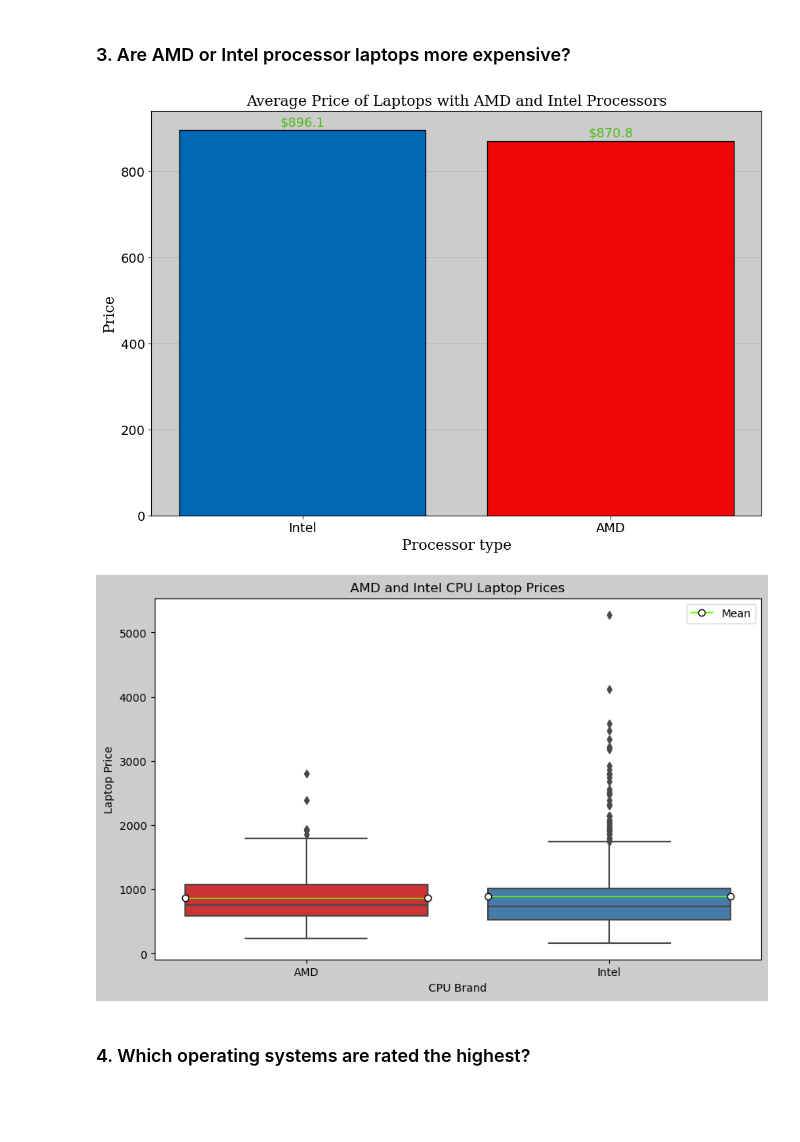
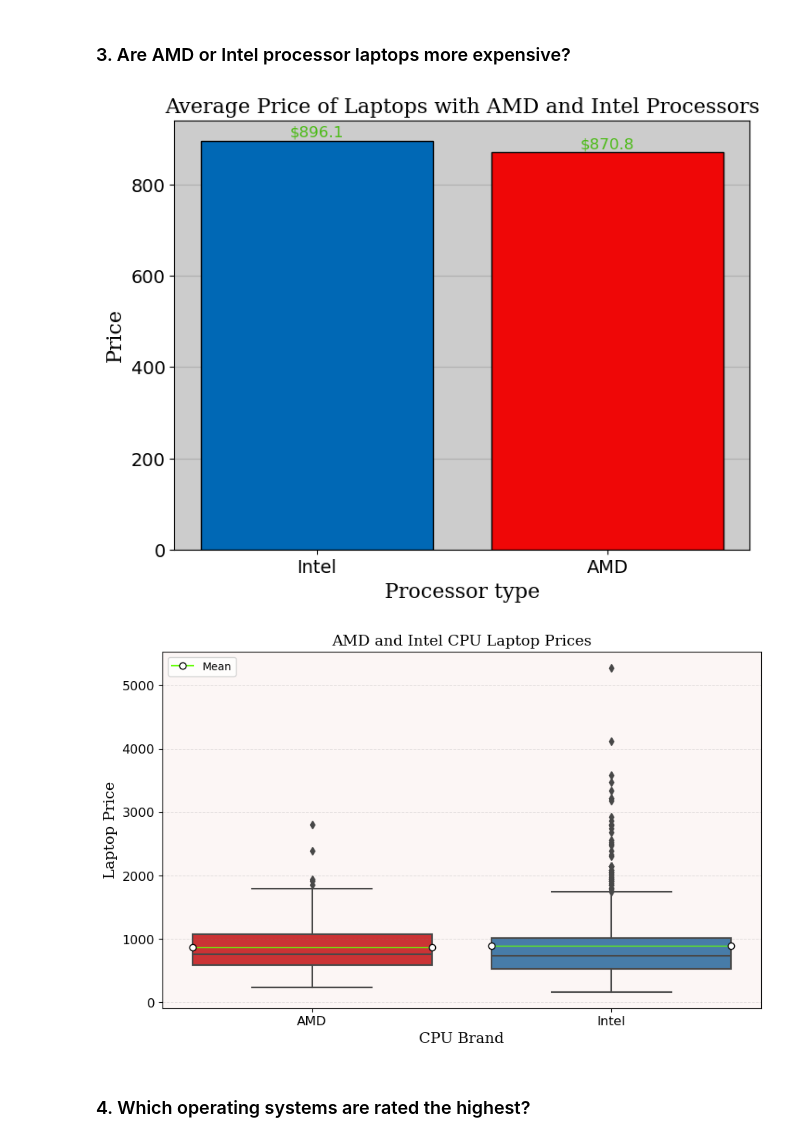
Before and after one commit to chrisheimbuch/laptops-specs-eda, a Jupyter notebook: Laptop Specs EDA.ipynb, the cells around one changed output. Cells and saved outputs as stored; diff of their text form; code cells hidden in the pictures; blank space fills up the shorter version.

Commit message:
Further styling on plots and markdown cells, cleaning up code

```diff
--- a/Laptop Specs EDA.ipynb
+++ b/Laptop Specs EDA.ipynb
@@ -313,61 +362,69 @@ amd_intel_df = clean_df[AMD_INTEL_MASK]
 mean_amd_intel_df = amd_intel_df.groupby("processor_brand")['latest_price_usd'].mean().reset_index()
 
 #Color map for both bars and color dictionary for fonts of axis.
 color_mapping = ['#ef0707' for bar in range(2)]
 color_mapping[1] = ('#0068B5')
 font1 = {'family':'serif','color':'black','size':16}
 font2 = {'family':'serif','color':'black','size':14}
 
 #Set up graph, label the axis + title
-fig, ax = plt.subplots(figsize=(12, 8))
+fig, ax = plt.subplots(figsize=(8, 6))
 ax.bar(data=mean_amd_intel_df, x=mean_amd_intel_df['processor_brand'], height=mean_amd_intel_df['latest_price_usd'], color=color_mapping, zorder=3, edgecolor="black", linewidth=1)
 ax.set_xlabel("Processor type", fontdict=font1)
 ax.set_ylabel("Price", fontdict=font1)
 ax.set_title("Average Price of Laptops with AMD and Intel Processors", fontdict=font1)
 
 #Further customize the graph by adjusting font size of ticks.
 ax.grid(axis='y')
 ax.invert_xaxis()
 plt.xticks(ha='center', fontsize=14)
 plt.yticks(fontsize=14)
 ax.set_facecolor('#CCCCCC')
 
 #Annotate the bars to add the average amount in USD.
 for bar in ax.patches:
     height = bar.get_height()
     ax.text(bar.get_x() + bar.get_width() / 2,
-        height + 32,
+        height + 34,
         f'${height:.1f}',
         ha='center',
         va='top',
         color='#4CBB17',
-        fontsize=14)
+        fontsize=12)
 # %% [output]
-[figure, old version]
+[figure, new version]
 # %%
-
-
-plt.figure(figsize=(10, 6), facecolor="#cccccc")
+#set up Box plot visualization and plot it
+plt.figure(figsize=(10, 6))
 sns.boxplot(x='processor_brand',
             y='latest_price_usd',
             data=amd_intel_df,
             palette="Set1",
+            zorder=2,
             showmeans=True,
             meanline=True,
             meanprops={"marker":"o", "linestyle":"-", "color":"#65fe08",  "markerfacecolor":"white", "markeredgecolor":"black"}
             )
 
+#Set axis names and title, customize fonts
+plt.title('AMD and Intel CPU Laptop Prices', fontdict=font2)
+plt.xlabel('CPU Brand', fontdict=font2)
+plt.ylabel('Laptop Price',fontdict=font2)
+plt.xticks(fontsize=12)
+plt.yticks(fontsize=12)
+
+#Set background of grid to custom color and add y-axis gridlines.
+ax = plt.gca()
+ax.set_facecolor('#FCF6F5')
+plt.grid(True, axis='y', linestyle='--', linewidth=0.7, color='gray', alpha=0.2, zorder=1)
 
 # Add custom legend for the mean line and add it to the plot
 mean_line = Line2D([0], [0], color='#65fe08', marker='o', markerfacecolor='white', markeredgecolor='black', linestyle='-', label='Mean')
-plt.legend(handles=[mean_line], loc='upper right')
+plt.legend(handles=[mean_line], loc='upper left')
 
-plt.title('AMD and Intel CPU Laptop Prices')
-plt.xlabel('CPU Brand')
-plt.ylabel('Laptop Price')
 plt.show()
 # %% [output]
-[figure, old version]
+[figure, new version]
 # %% [markdown]
 ### 4.	Which operating systems are rated the highest?
 # %%
```
Also changed, not shown: parts of 35 cells of this notebook, 2 other files.
